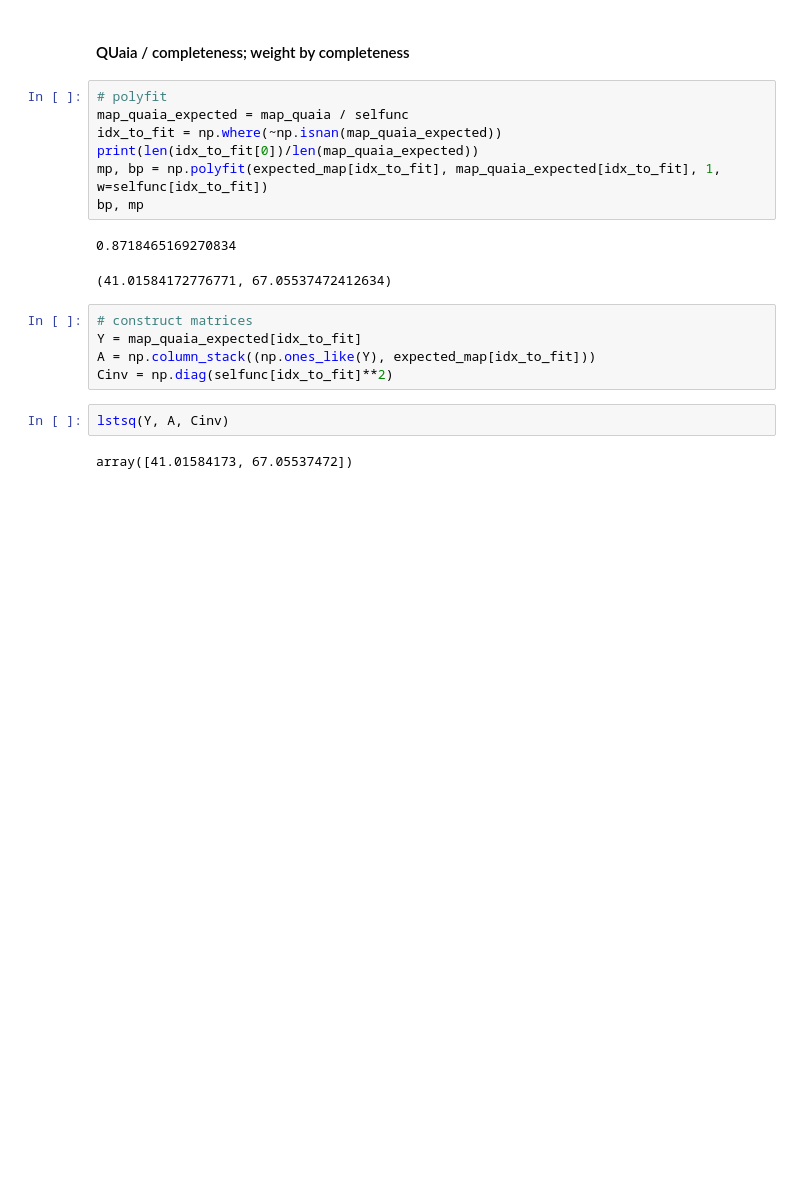
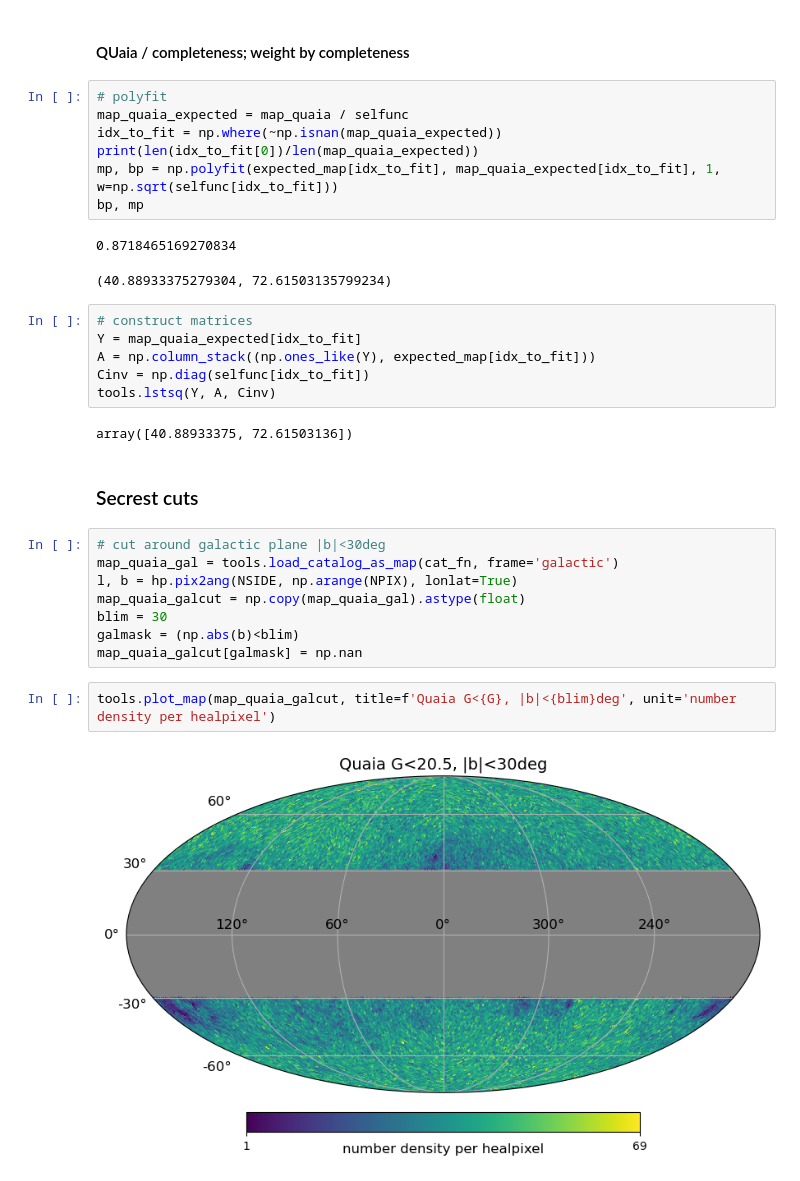
Before and after one commit to abbyw24/lss-dipoles, a Jupyter notebook: notebooks/expected_dipole_regression_13-7-23.ipynb, the cells around one changed output. Cells and saved outputs as stored; diff of their text form; blank space fills up the shorter version.

```diff
--- a/notebooks/expected_dipole_regression_13-7-23.ipynb
+++ b/notebooks/expected_dipole_regression_13-7-23.ipynb
@@ -133,17 +114,30 @@ array([40.34242278, 93.22629854])
 map_quaia_expected = map_quaia / selfunc
 idx_to_fit = np.where(~np.isnan(map_quaia_expected))
 print(len(idx_to_fit[0])/len(map_quaia_expected))
-mp, bp = np.polyfit(expected_map[idx_to_fit], map_quaia_expected[idx_to_fit], 1, w=selfunc[idx_to_fit])
+mp, bp = np.polyfit(expected_map[idx_to_fit], map_quaia_expected[idx_to_fit], 1, w=np.sqrt(selfunc[idx_to_fit]))
 bp, mp
 # %% [output]
 0.8718465169270834
-(41.01584172776771, 67.05537472412634)
+(40.88933375279304, 72.61503135799234)
 # %%
 # construct matrices
 Y = map_quaia_expected[idx_to_fit]
 A = np.column_stack((np.ones_like(Y), expected_map[idx_to_fit]))
-Cinv = np.diag(selfunc[idx_to_fit]**2)
+Cinv = np.diag(selfunc[idx_to_fit])
+tools.lstsq(Y, A, Cinv)
+# %% [output]
+array([40.88933375, 72.61503136])
-# %%
-lstsq(Y, A, Cinv)
-# %% [output]
-array([41.01584173, 67.05537472])
+# %% [markdown]
+### Secrest cuts
+# %%
+# cut around galactic plane |b|<30deg
+map_quaia_gal = tools.load_catalog_as_map(cat_fn, frame='galactic')
+l, b = hp.pix2ang(NSIDE, np.arange(NPIX), lonlat=True)
+map_quaia_galcut = np.copy(map_quaia_gal).astype(float)
+blim = 30
+galmask = (np.abs(b)<blim)
+map_quaia_galcut[galmask] = np.nan
+# %%
+tools.plot_map(map_quaia_galcut, title=f'Quaia G<{G}, |b|<{blim}deg', unit='number density per healpixel')
+# %% [output]
+[figure, added]
```
Also changed, not shown: parts of 19 cells of this notebook, 3 other files.
